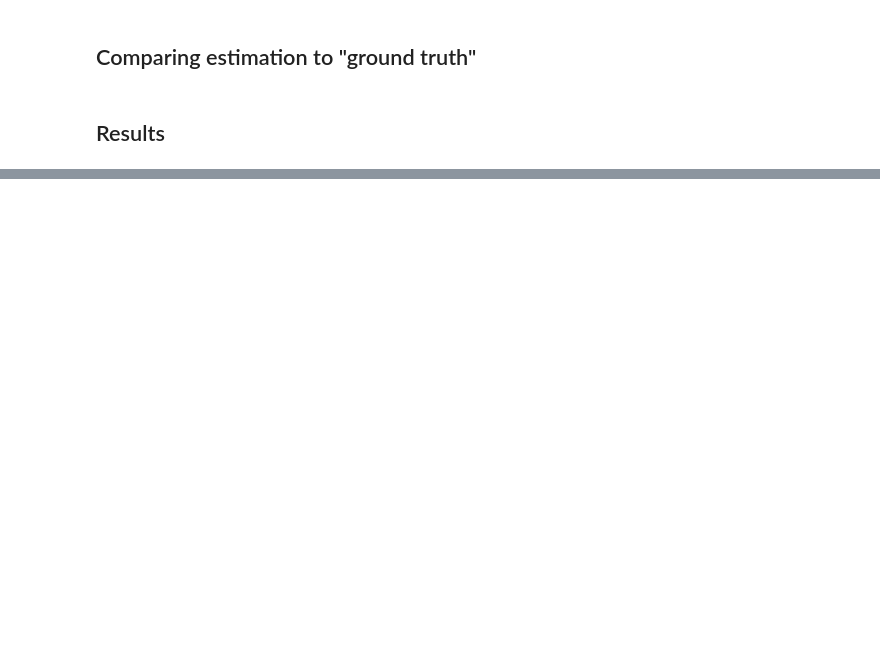
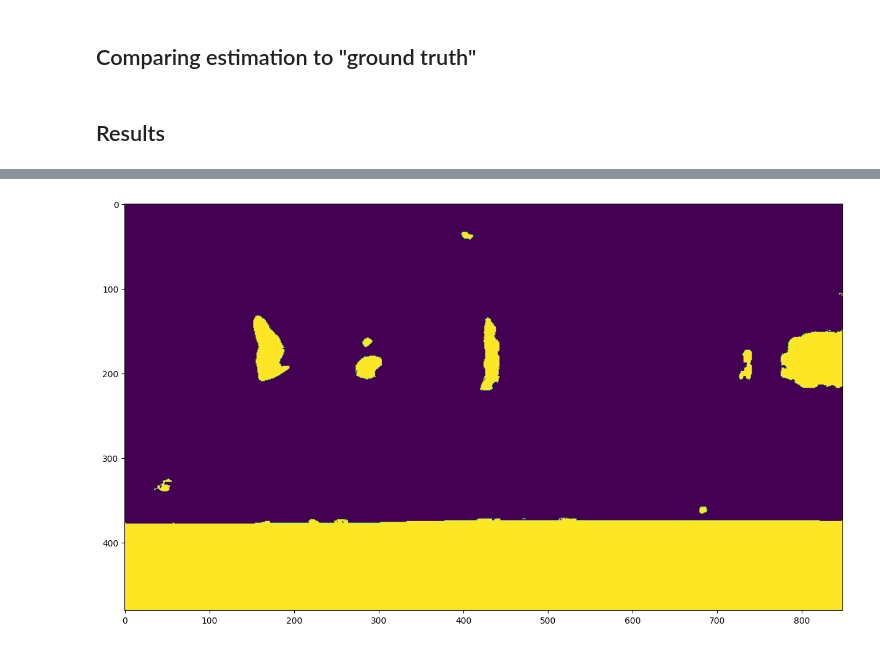
Before and after one commit to rwittmuess/Monocular_Depth_Estimation_Performance, a Jupyter notebook: eval_performance.ipynb, the cells around one changed output, grey strips where cells are left out. Saved outputs shown, nothing was run; the diff lists cells and outputs as text; code cells hidden in the pictures; blank space fills up the shorter version.

```diff
--- a/eval_performance.ipynb
+++ b/eval_performance.ipynb
@@ -126,0 +127,21 @@ plt.show()
+# %%
+error_matrix = difference_pic_zero
+
+# Find the unique values in the array
+unique_values = np.unique(error_matrix)
+
+# Sort the unique values in descending order and get the 10 largest ones
+largest_values = np.sort(unique_values)[::-1][:3500]
+
+# Create a Boolean mask that sets the largest 10 unique values to True
+mask = np.isin(error_matrix, largest_values)
+
+difference_pic_zero_extremes = np.zeros_like(error_matrix)
+difference_pic_zero_extremes[mask] = 255
+
+
+fig = plt.figure(figsize =(15, 15))
+plt.imshow(difference_pic_zero_extremes)
+plt.show()
+# %% [output]
+[figure, added]
```
Also changed, not shown: parts of 15 cells of this notebook.
